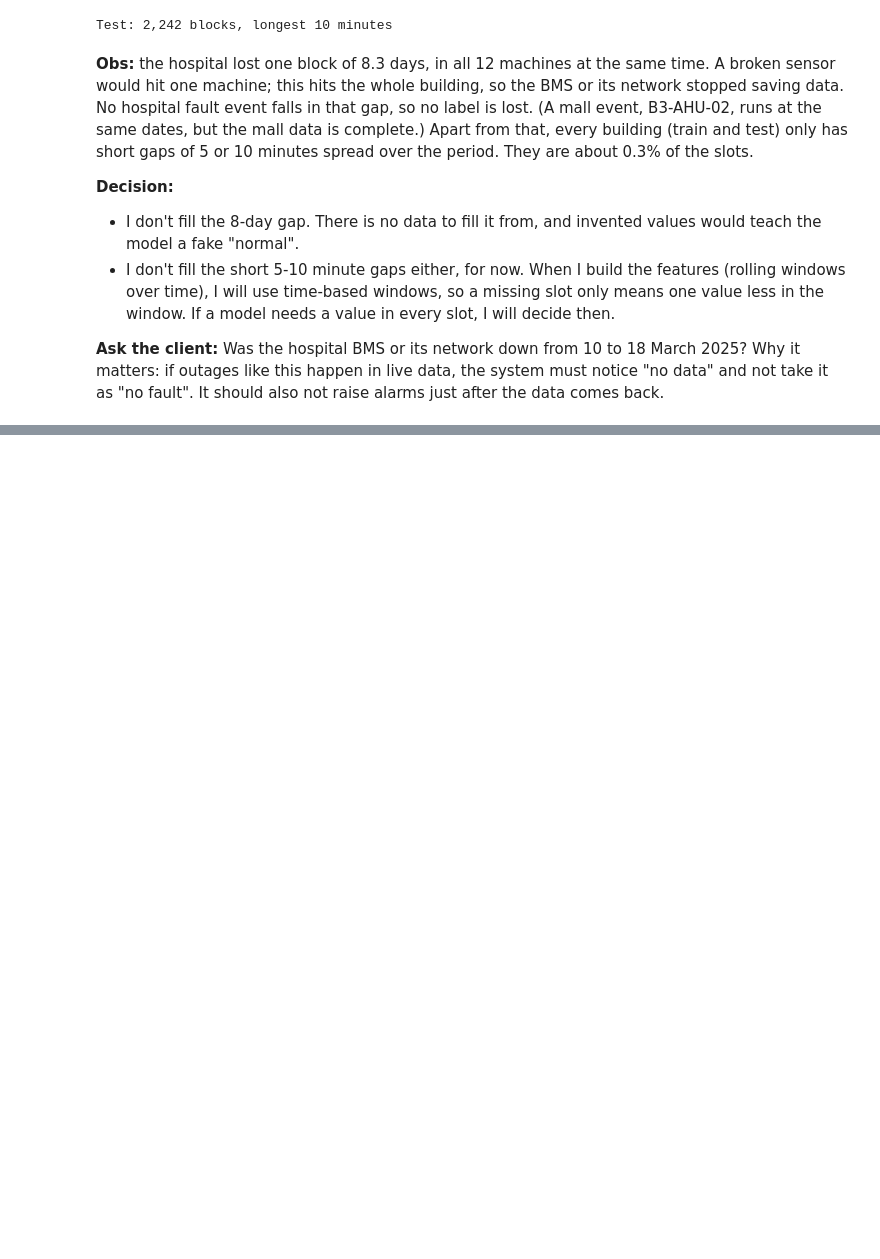
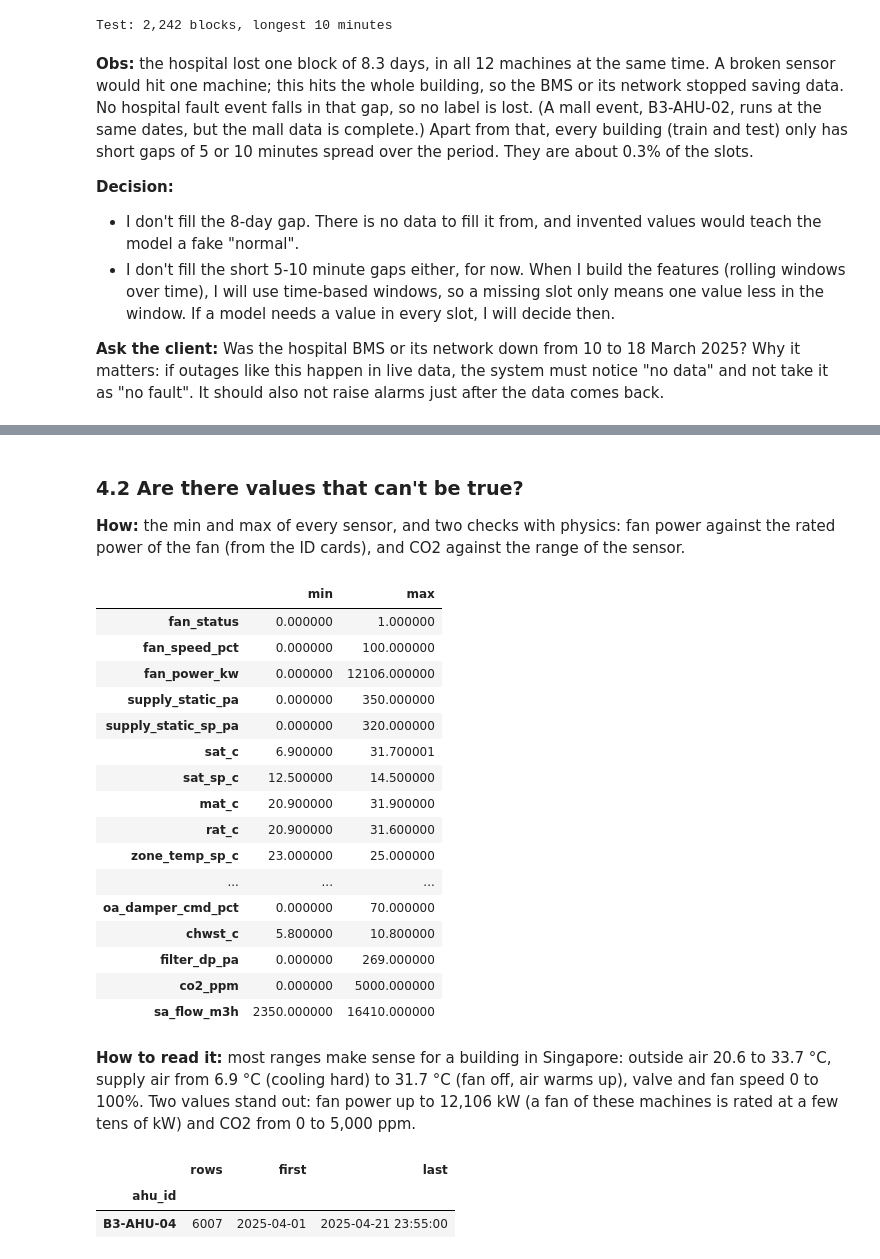
Before and after one commit to serrasm19/ahu-fault-detection, a Jupyter notebook: submission/code/notebooks/02_data_quality.ipynb, the cells around one changed output, grey strips where cells are left out. Cells and saved outputs as stored; diff of their text form; code cells hidden in the pictures; blank space fills up the shorter version.

```diff
--- a/submission/code/notebooks/02_data_quality.ipynb
+++ b/submission/code/notebooks/02_data_quality.ipynb
@@ -393,0 +415,5 @@ Why it matters: if outages like this happen in live data, the system must notice
+# %%
+# Share of empty values (NaN) per building, only for columns that have some
+sensor_cols = [c for c in train.columns if c not in ("ahu_id", "timestamp", "building")]
+empty = clean.groupby("building")[sensor_cols].apply(lambda g: g.isna().mean()).T
+empty[empty.max(axis=1) > 0].map("{:.1%}".format)
@@ -393,0 +435,44 @@ Why it matters: if outages like this happen in live data, the system must notice
+# %% [markdown]
+### 4.2 Are there values that can't be true?
+
+**How:** the min and max of every sensor, and two checks with physics: fan power against the rated power of the fan (from the ID cards), and CO2 against the range of the sensor.
+# %%
+# Min and max of each sensor, after the row fixes of sections 1-3
+clean[sensor_cols].agg(["min", "max"]).T.round(1)
+# %% [output]
+|  | min | max |
+| fan_status | 0.000000 | 1.000000 |
+| fan_speed_pct | 0.000000 | 100.000000 |
+| fan_power_kw | 0.000000 | 12106.000000 |
+| supply_static_pa | 0.000000 | 350.000000 |
+| supply_static_sp_pa | 0.000000 | 320.000000 |
+| sat_c | 6.900000 | 31.700001 |
+| sat_sp_c | 12.500000 | 14.500000 |
+| mat_c | 20.900000 | 31.900000 |
+| rat_c | 20.900000 | 31.600000 |
+| zone_temp_sp_c | 23.000000 | 25.000000 |
+| ... | ... | ... |
+| oa_damper_cmd_pct | 0.000000 | 70.000000 |
+| chwst_c | 5.800000 | 10.800000 |
+| filter_dp_pa | 0.000000 | 269.000000 |
+| co2_ppm | 0.000000 | 5000.000000 |
+| sa_flow_m3h | 2350.000000 | 16410.000000 |
+# %% [markdown]
+**How to read it:** most ranges make sense for a building in Singapore: outside air 20.6 to 33.7 °C, supply air from 6.9 °C (cooling hard) to 31.7 °C (fan off, air warms up), valve and fan speed 0 to 100%. Two values stand out: fan power up to 12,106 kW (a fan of these machines is rated at a few tens of kW) and CO2 from 0 to 5,000 ppm.
+# %%
+# Fan power as a share of the rated power of each fan (1.0 = running at full power)
+meta = load_metadata()
+rated = clean["ahu_id"].map(meta.set_index("ahu_id")["fan_rated_kw"])
+power_share = clean["fan_power_kw"] / rated
+
+# Machines that ever go above 1.5 times their rated power
+over = clean[power_share > 1.5]
+over.groupby("ahu_id").agg(
+    rows=("timestamp", "size"),
+    first=("timestamp", "min"),
+    last=("timestamp", "max"),
+)
+# %% [output]
+|  | rows | first | last |
+| ahu_id |  |  |  |
+| B3-AHU-04 | 6007 | 2025-04-01 | 2025-04-21 23:55:00 |
```
Also changed, not shown: parts of 22 cells of this notebook, 1 other file.
